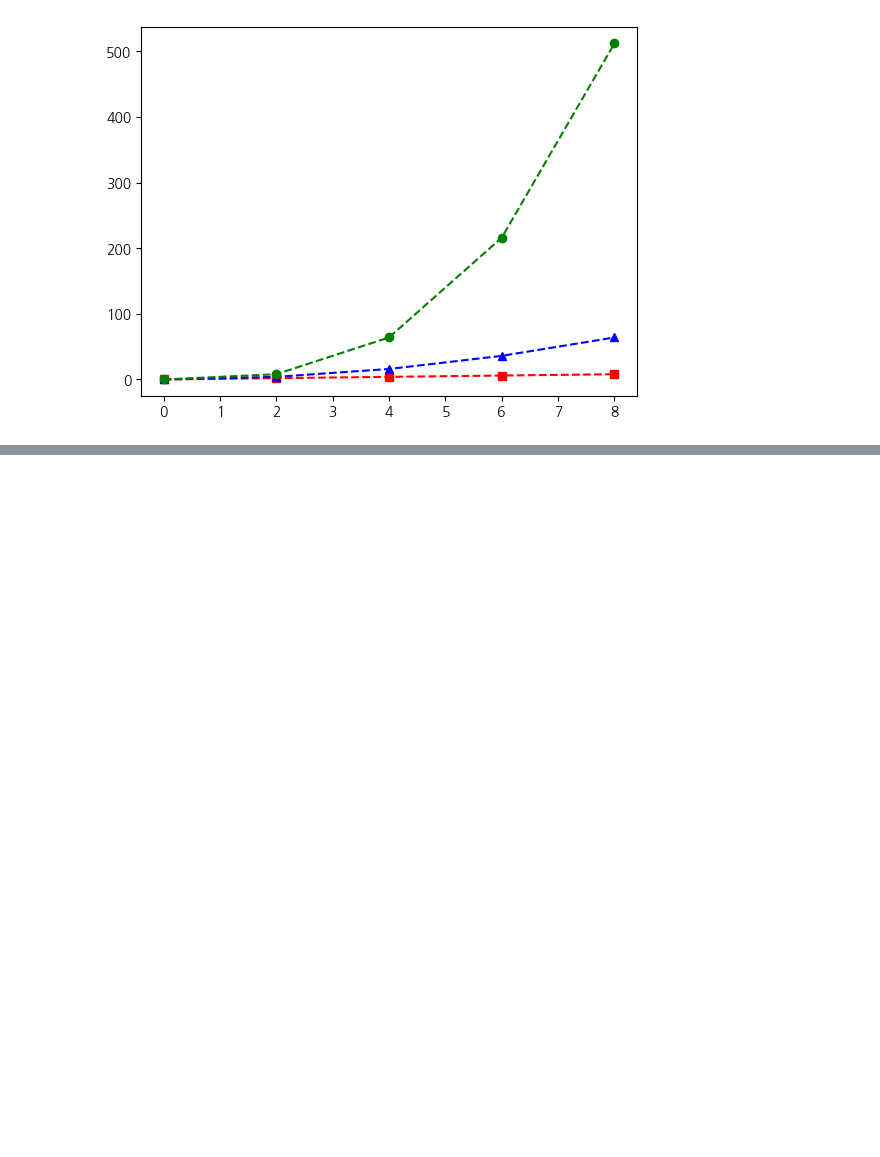
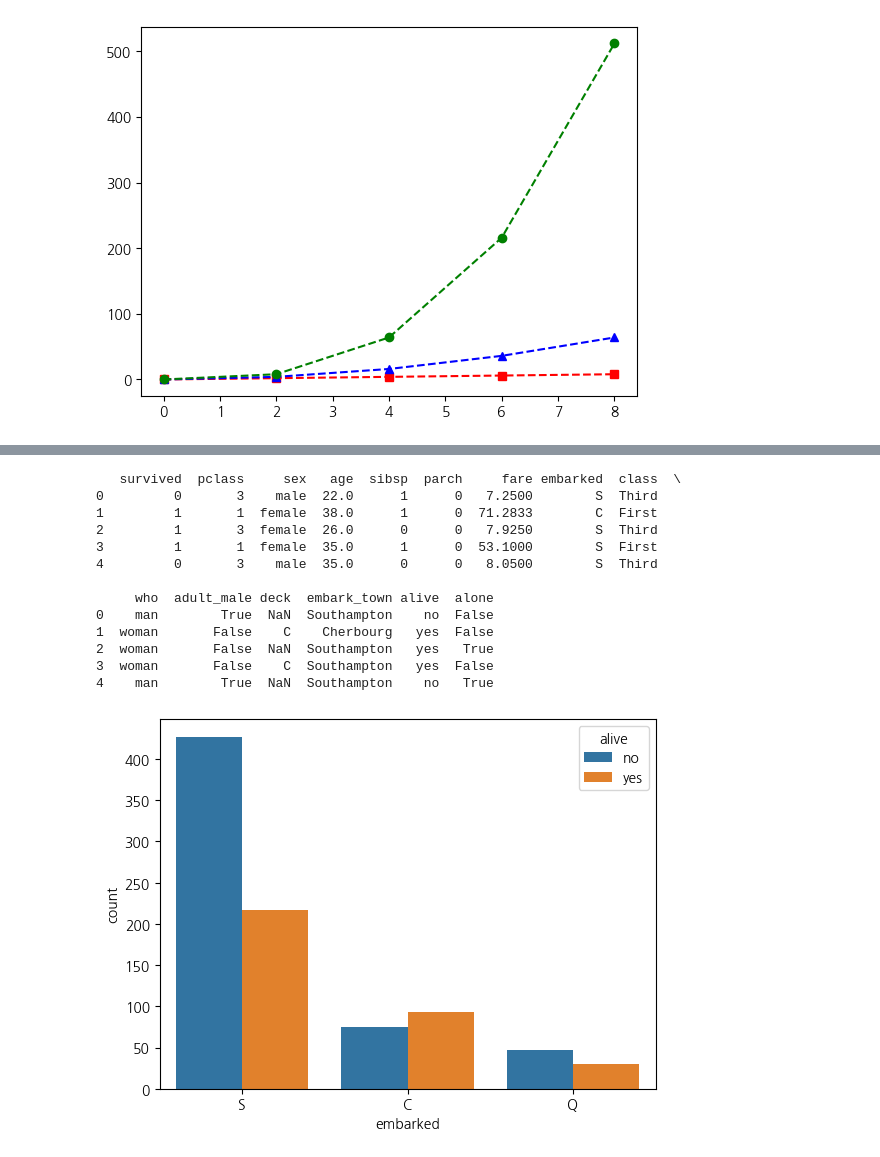
Before and after one commit to seoinhyeok96/pythorn, a Jupyter notebook: 개인공부/know/Matplotlib 실습 .ipynb, the cells around one changed output, grey strips where cells are left out. Saved outputs shown, nothing was run; the diff lists cells and outputs as text; code cells hidden in the pictures; blank space fills up the shorter version.

```diff
--- a/개인공부/know/Matplotlib 실습 .ipynb
+++ b/개인공부/know/Matplotlib 실습 .ipynb
@@ -32,0 +80,29 @@ plt.show()
+# %%
+import seaborn as sns
+
+# 타이타닉 데이터셋을 불러옵니다.
+titanic_data = sns.load_dataset('titanic')
+
+# 데이터셋의 일부를 확인합니다.
+print(titanic_data.head())
+
+# 막대 차트를 그립니다.
+sns.countplot(x='embarked', data=titanic_data,hue= 'alive')
+
+# 그래프를 출력합니다.
+plt.show()
+# %% [output]
+   survived  pclass     sex   age  sibsp  parch     fare embarked  class  \
+0         0       3    male  22.0      1      0   7.2500        S  Third
+1         1       1  female  38.0      1      0  71.2833        C  First
+2         1       3  female  26.0      0      0   7.9250        S  Third
+3         1       1  female  35.0      1      0  53.1000        S  First
+4         0       3    male  35.0      0      0   8.0500        S  Third
+
+     who  adult_male deck  embark_town alive  alone
+0    man        True  NaN  Southampton    no  False
+1  woman       False    C    Cherbourg   yes  False
+2  woman       False  NaN  Southampton   yes   True
+3  woman       False    C  Southampton   yes  False
+4    man        True  NaN  Southampton    no   True
+[figure, added]
```
Also changed, not shown: parts of 23 cells of this notebook.
